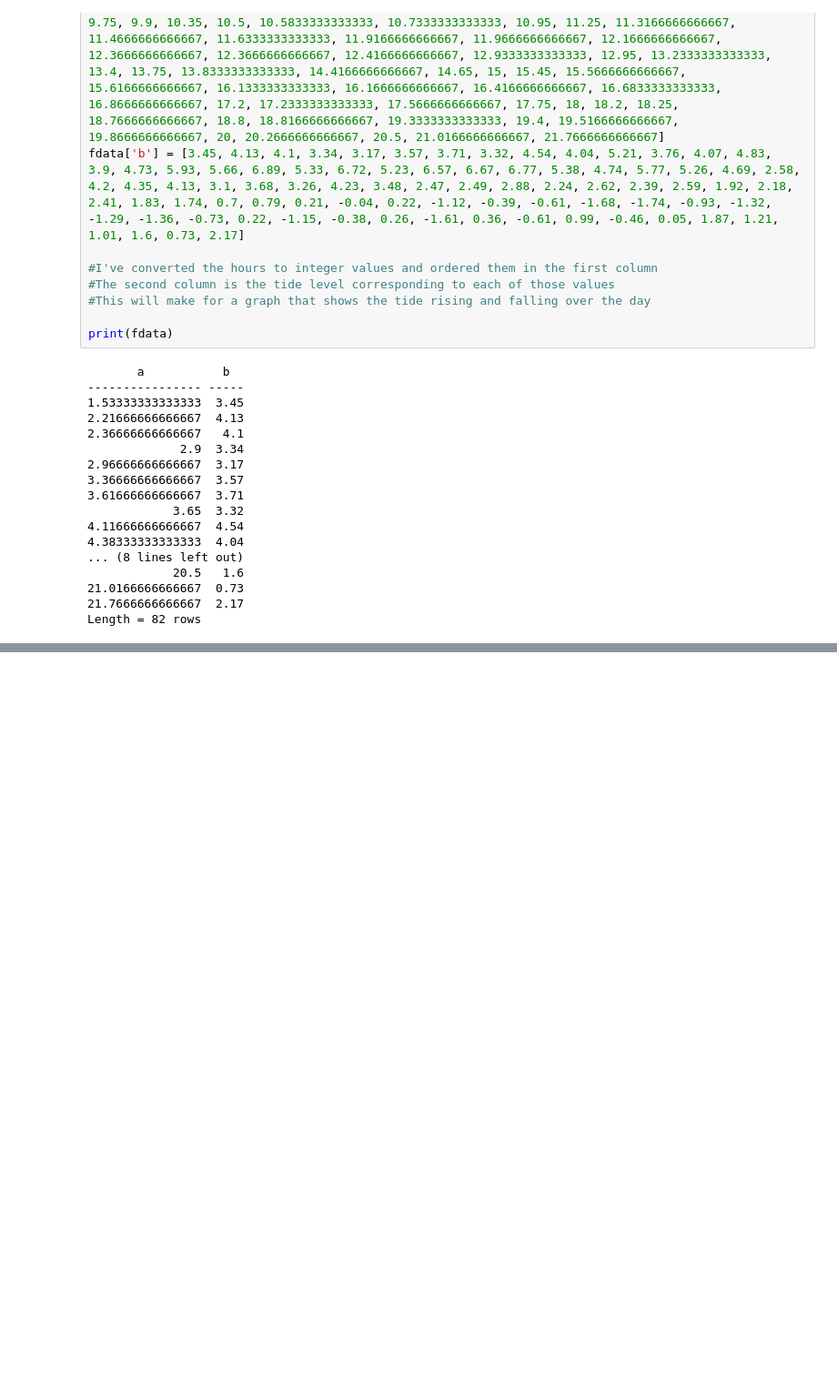
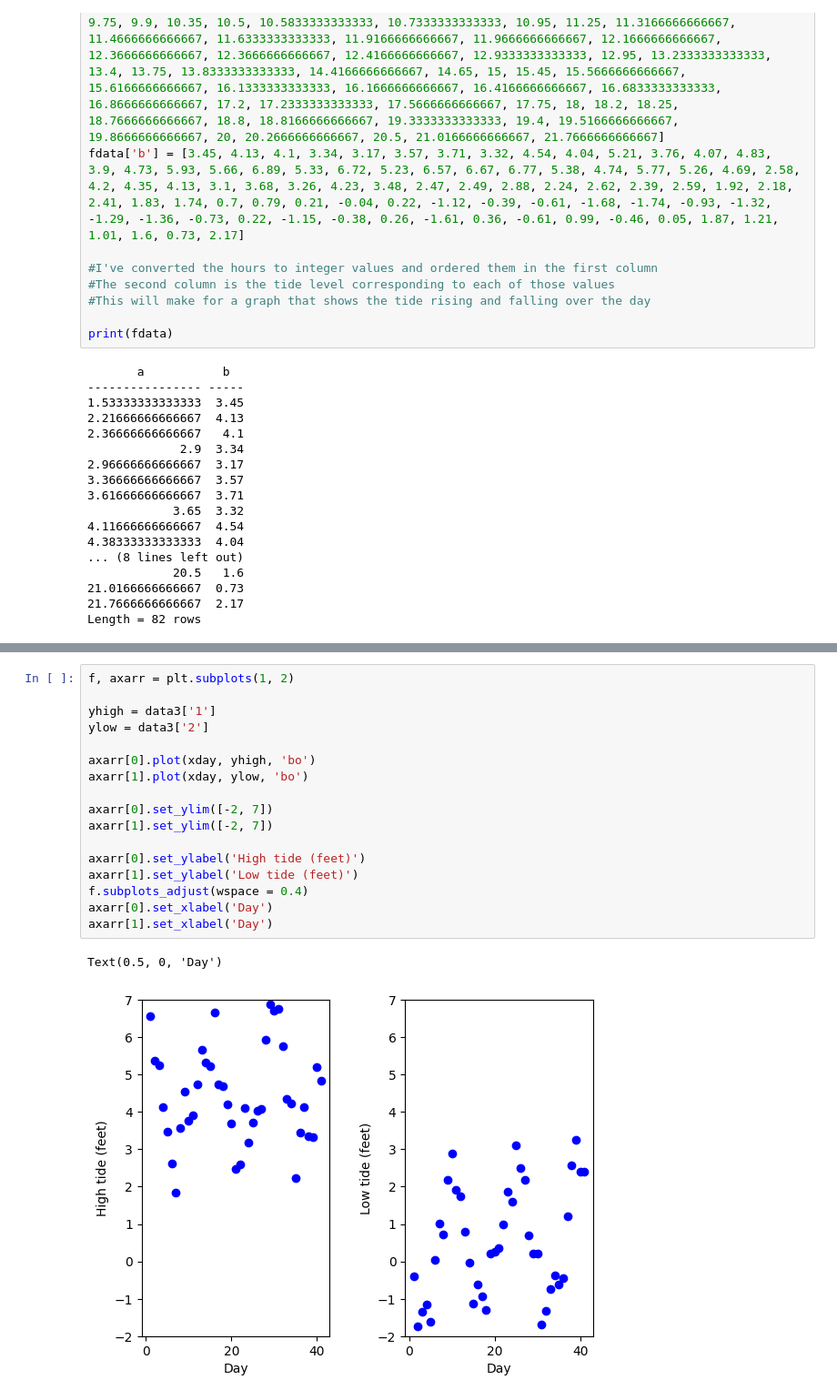
Before and after one commit to carburto/astr19_group_a9, a Jupyter notebook: group_project_data.ipynb, the cells around one changed output, grey strips where cells are left out. Shown: that part at 91% size. Drawn from its saved outputs; the diff is of its cells as text; blank space fills up the shorter version.

```diff
--- a/group_project_data.ipynb
+++ b/group_project_data.ipynb
@@ -70,0 +145,20 @@ Text(0, 0.5, 'Tide level (feet)')
+# %%
+f, axarr = plt.subplots(1, 2)
+
+yhigh = data3['1']
+ylow = data3['2']
+
+axarr[0].plot(xday, yhigh, 'bo')
+axarr[1].plot(xday, ylow, 'bo')
+
+axarr[0].set_ylim([-2, 7])
+axarr[1].set_ylim([-2, 7])
+
+axarr[0].set_ylabel('High tide (feet)')
+axarr[1].set_ylabel('Low tide (feet)')
+f.subplots_adjust(wspace = 0.4)
+axarr[0].set_xlabel('Day')
+axarr[1].set_xlabel('Day')
+# %% [output]
+Text(0.5, 0, 'Day')
+[figure, added]
```
Also changed, not shown: parts of 7 cells of this notebook.
